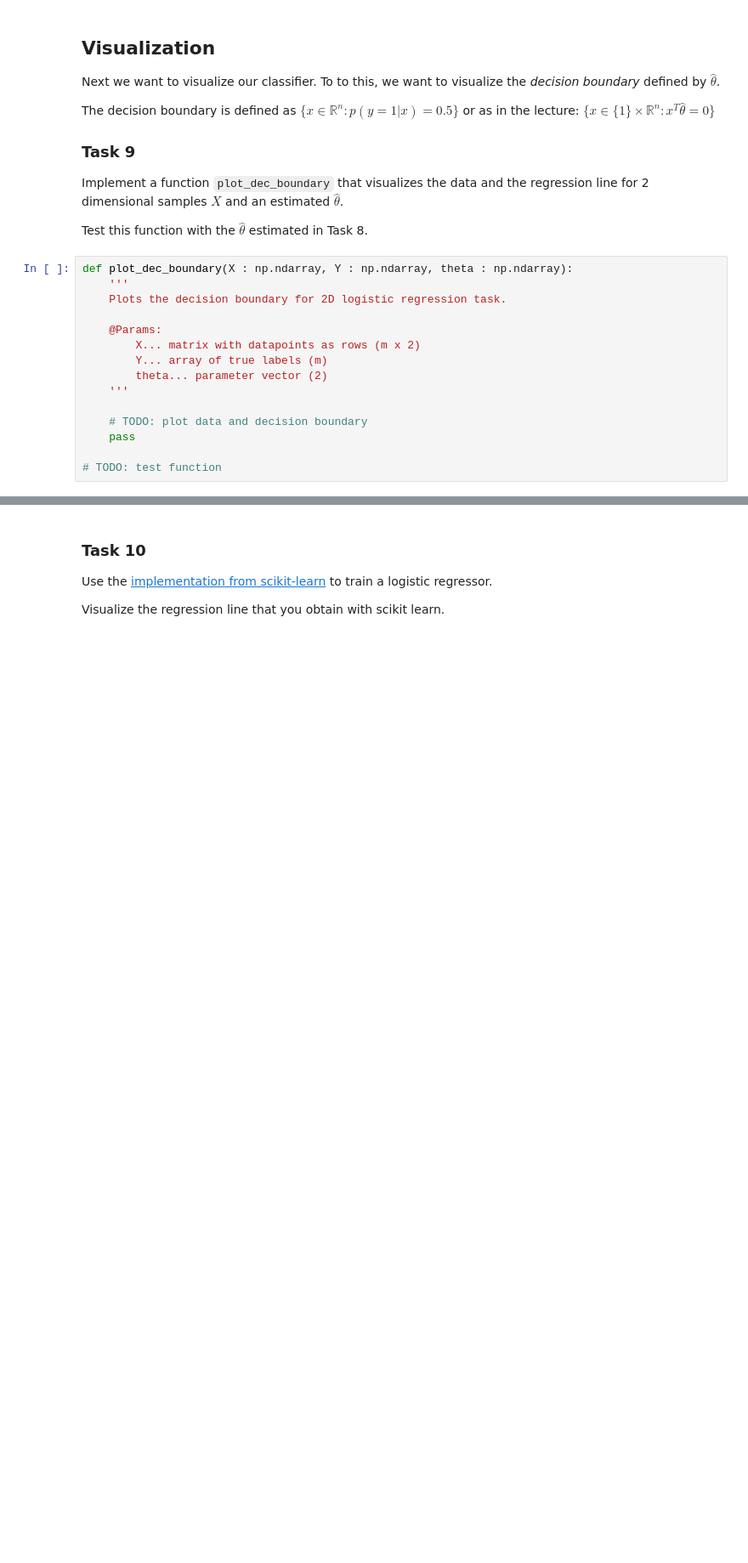
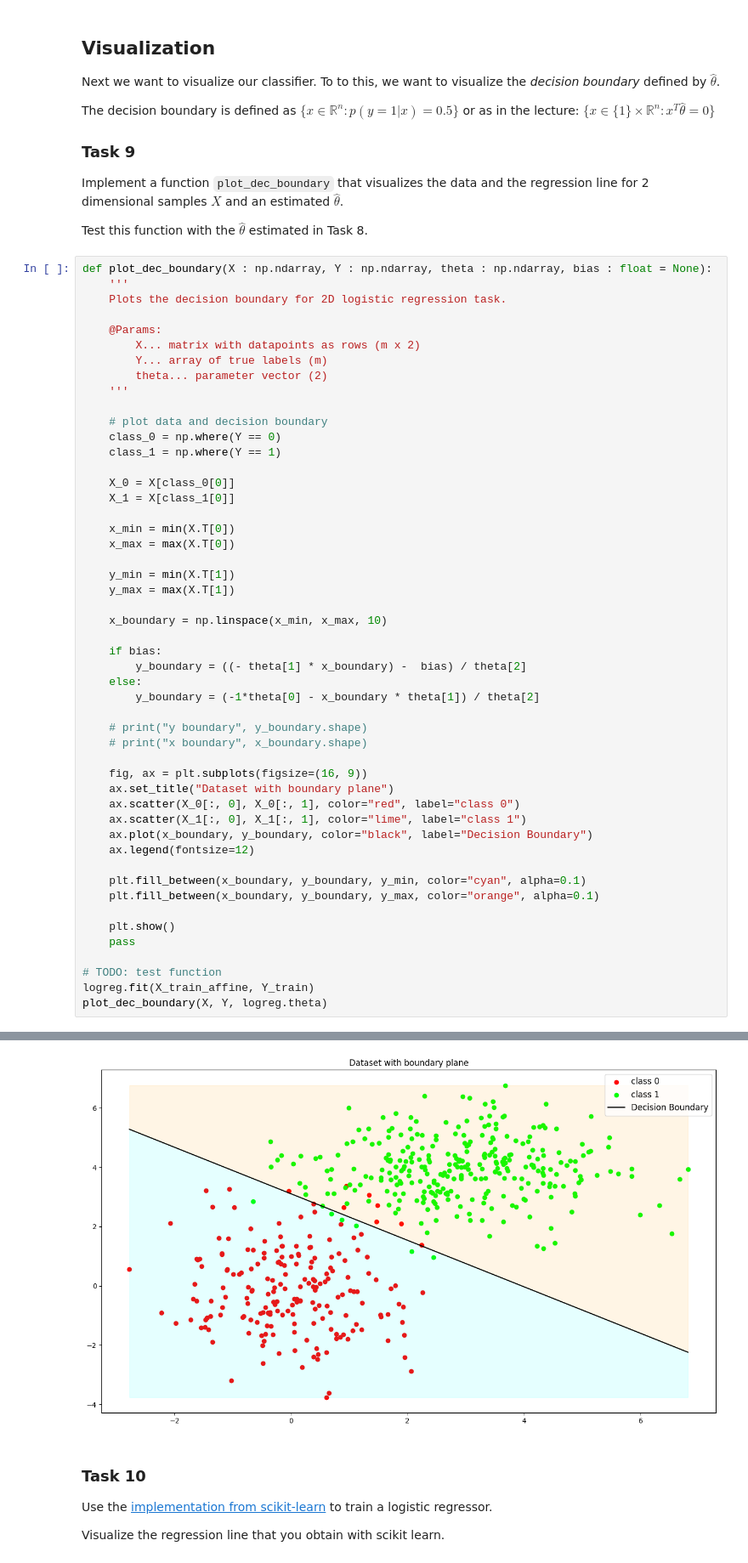
Before and after one commit to HerrMotz/AGDML-Lab, a Jupyter notebook: 03_Logistic_Regression/03_Logistic_Regression.ipynb, the cells around one changed output, grey strips where cells are left out. Shown at 85% size. Cells and saved outputs as stored; diff of their text form; blank space fills up the shorter version.

```diff
--- a/03_Logistic_Regression/03_Logistic_Regression.ipynb
+++ b/03_Logistic_Regression/03_Logistic_Regression.ipynb
@@ -503,7 +527,7 @@ Implement a function `plot_dec_boundary` that visualizes the data and the regres
 
 Test this function with the $\hat{\theta}$ estimated in Task 8.
 # %%
-def plot_dec_boundary(X : np.ndarray, Y : np.ndarray, theta : np.ndarray):
+def plot_dec_boundary(X : np.ndarray, Y : np.ndarray, theta : np.ndarray, bias : float = None):
     '''
     Plots the decision boundary for 2D logistic regression task.
 
@@ -513,7 +537,43 @@ def plot_dec_boundary(X : np.ndarray, Y : np.ndarray, theta : np.ndarray):
         theta... parameter vector (2)
     '''
 
-    # TODO: plot data and decision boundary
+    # plot data and decision boundary
+    class_0 = np.where(Y == 0)
+    class_1 = np.where(Y == 1)
+
+    X_0 = X[class_0[0]]
+    X_1 = X[class_1[0]]
+
+    x_min = min(X.T[0])
+    x_max = max(X.T[0])
+
+    y_min = min(X.T[1])
+    y_max = max(X.T[1])
+
+    x_boundary = np.linspace(x_min, x_max, 10)
+
+    if bias:
+        y_boundary = ((- theta[1] * x_boundary) -  bias) / theta[2]
+    else:
+        y_boundary = (-1*theta[0] - x_boundary * theta[1]) / theta[2]
+
+    # print("y boundary", y_boundary.shape)
+    # print("x boundary", x_boundary.shape)
+
+    fig, ax = plt.subplots(figsize=(16, 9))
+    ax.set_title("Dataset with boundary plane")
+    ax.scatter(X_0[:, 0], X_0[:, 1], color="red", label="class 0")
+    ax.scatter(X_1[:, 0], X_1[:, 1], color="lime", label="class 1")
+    ax.plot(x_boundary, y_boundary, color="black", label="Decision Boundary")
+    ax.legend(fontsize=12)
+
+    plt.fill_between(x_boundary, y_boundary, y_min, color="cyan", alpha=0.1)
+    plt.fill_between(x_boundary, y_boundary, y_max, color="orange", alpha=0.1)
+
+    plt.show()
     pass
 
 # TODO: test function
+logreg.fit(X_train_affine, Y_train)
+plot_dec_boundary(X, Y, logreg.theta)
+# %% [output]
@@ -520,3 +595,4 @@ def plot_dec_boundary(X : np.ndarray, Y : np.ndarray, theta : np.ndarray):
+[figure, added]
 # %% [markdown]
 ### Task 10
 
```
Also changed, not shown: parts of 6 cells of this notebook.
